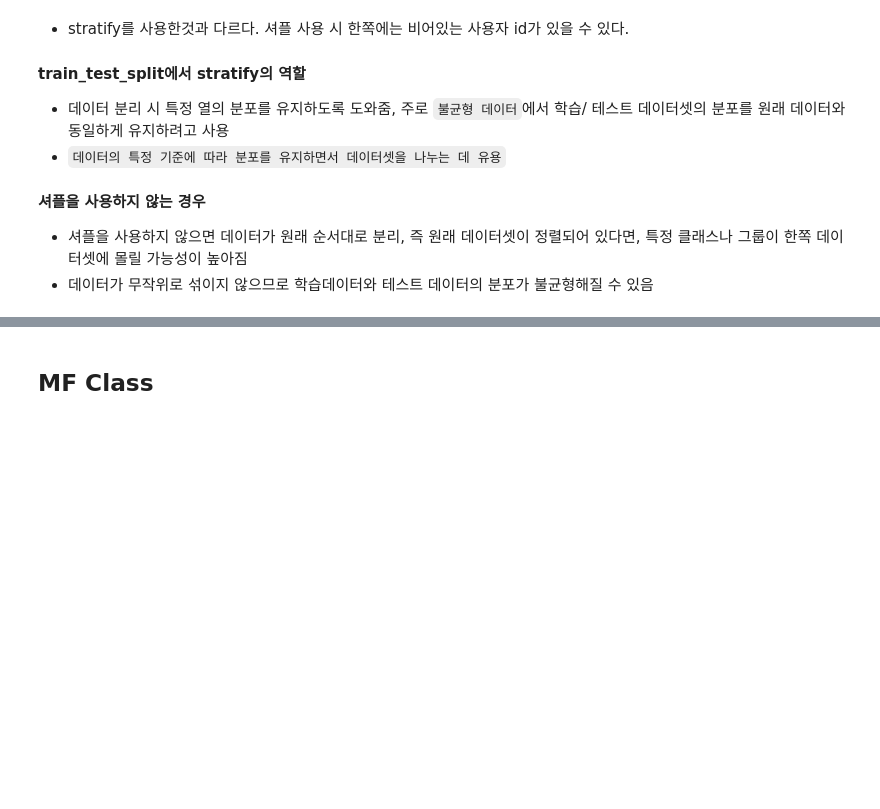
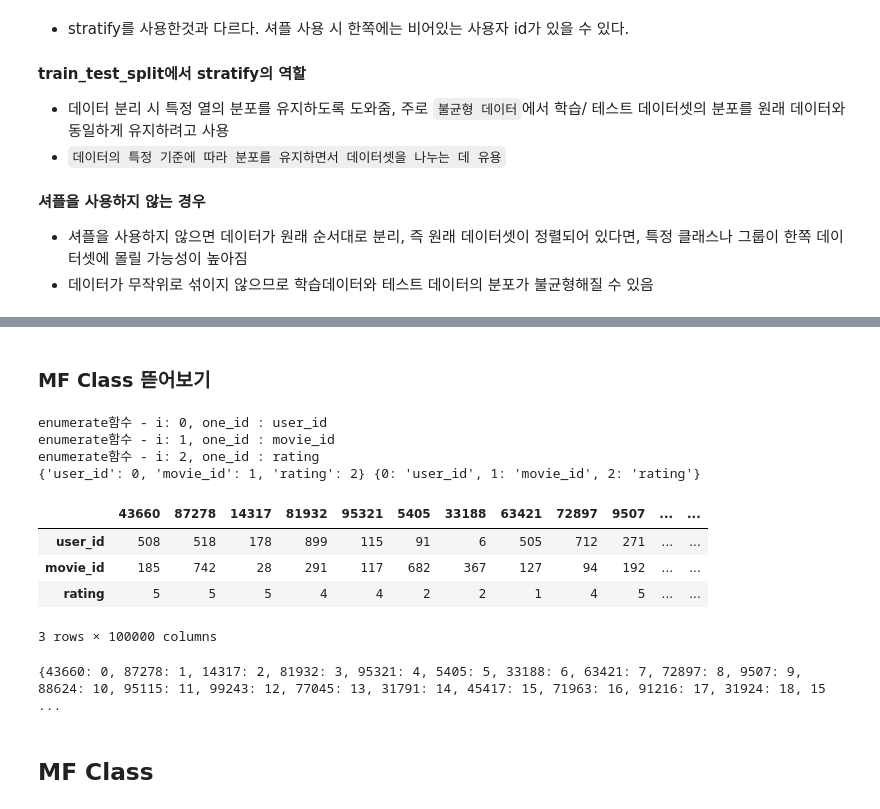
Before and after one commit to junhyeong7788/recommendation-system, a Jupyter notebook: information-filtering/collaborative-filtering/model-based/2_MF_accuracy_assessment.ipynb, the cells around one changed output, grey strips where cells are left out. Cells and saved outputs as stored; diff of their text form; code cells hidden in the pictures; blank space fills up the shorter version.

```diff
--- a/information-filtering/collaborative-filtering/model-based/2_MF_accuracy_assessment.ipynb
+++ b/information-filtering/collaborative-filtering/model-based/2_MF_accuracy_assessment.ipynb
@@ -129,3 +119,47 @@ ratings_train
+# %% [markdown]
+### MF Class 뜯어보기
+# %%
+item_id_index = []
+index_item_id = []
+for i, one_id in enumerate(ratings):
+    print(f"enumerate함수 - i: {i}, one_id : {one_id}")
+    item_id_index.append([one_id, i])
+    index_item_id.append([i, one_id])
+
+
+item_id_index = dict(item_id_index)
+index_item_id = dict(index_item_id)
+
+print(item_id_index, index_item_id)
+# %% [output]
+enumerate함수 - i: 0, one_id : user_id
+enumerate함수 - i: 1, one_id : movie_id
+enumerate함수 - i: 2, one_id : rating
+{'user_id': 0, 'movie_id': 1, 'rating': 2} {0: 'user_id', 1: 'movie_id', 2: 'rating'}
+# %%
+ratings.T
+# %% [output]
+|  | 43660 | 87278 | 14317 | 81932 | 95321 | 5405 | 33188 | 63421 | 72897 | 9507 | ... | ... |
+| user_id | 508 | 518 | 178 | 899 | 115 | 91 | 6 | 505 | 712 | 271 | ... | ... |
+| movie_id | 185 | 742 | 28 | 291 | 117 | 682 | 367 | 127 | 94 | 192 | ... | ... |
+| rating | 5 | 5 | 5 | 4 | 4 | 2 | 2 | 1 | 4 | 5 | ... | ... |
+3 rows × 100000 columns
+# %%
+user_id_index = []
+index_user_id = []
+for i, one_id in enumerate(ratings.T): # col = user_id, row = movie_id
+    user_id_index.append([one_id, i])
+    index_user_id.append([i, one_id])
+    #print(f"enumerate함수 - i: {i}, one_id : {one_id}")
+
+
+user_id_index = dict(user_id_index)
+index_user_id = dict(index_user_id)
+
+print(user_id_index)
+print(index_user_id)
+# %% [output]
+{43660: 0, 87278: 1, 14317: 2, 81932: 3, 95321: 4, 5405: 5, 33188: 6, 63421: 7, 72897: 8, 9507: 9, 88624: 10, 95115: 11, 99243: 12, 77045: 13, 31791: 14, 45417: 15, 71963: 16, 91216: 17, 31924: 18, 15 ...
 # %% [markdown]
 ## MF Class
 # %%
```
Also changed, not shown: parts of 8 cells of this notebook.
